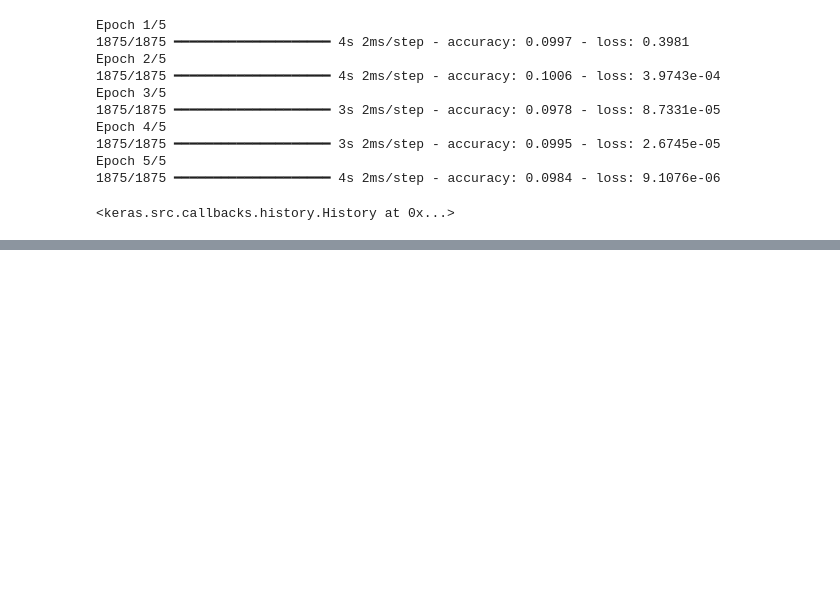
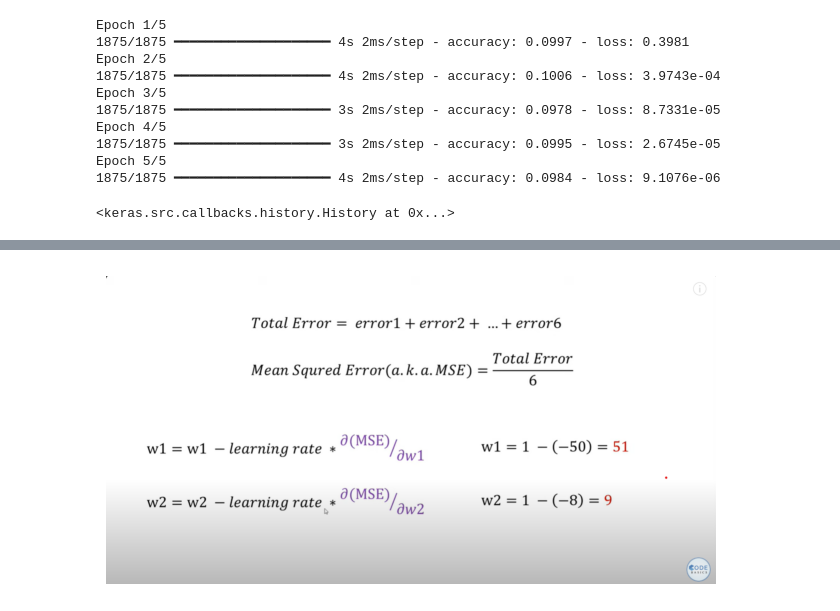
Before and after one commit to dhirajs16/AI_ML_Colab, a Jupyter notebook: CB_DL.ipynb, the cells around one changed output, grey strips where cells are left out. Saved outputs shown, nothing was run; the diff lists cells and outputs as text; code cells hidden in the pictures; blank space fills up the shorter version.

```diff
--- a/CB_DL.ipynb
+++ b/CB_DL.ipynb
@@ -190,0 +208,14 @@ Epoch 5/5
+# %%
+import matplotlib.pyplot as plt
+import matplotlib.image as mpimg
+
+img = mpimg.imread('/content/drive/MyDrive/CB/Resources/weight_update.png')
+
+plt.figure(figsize=(8, 4))
+plt.imshow(img)
+plt.axis('off')
+plt.show()
+
+# How weights are updated in the next epoch...
+# %% [output]
+[figure, added]
```
Also changed, not shown: parts of 1 cell of this notebook.
